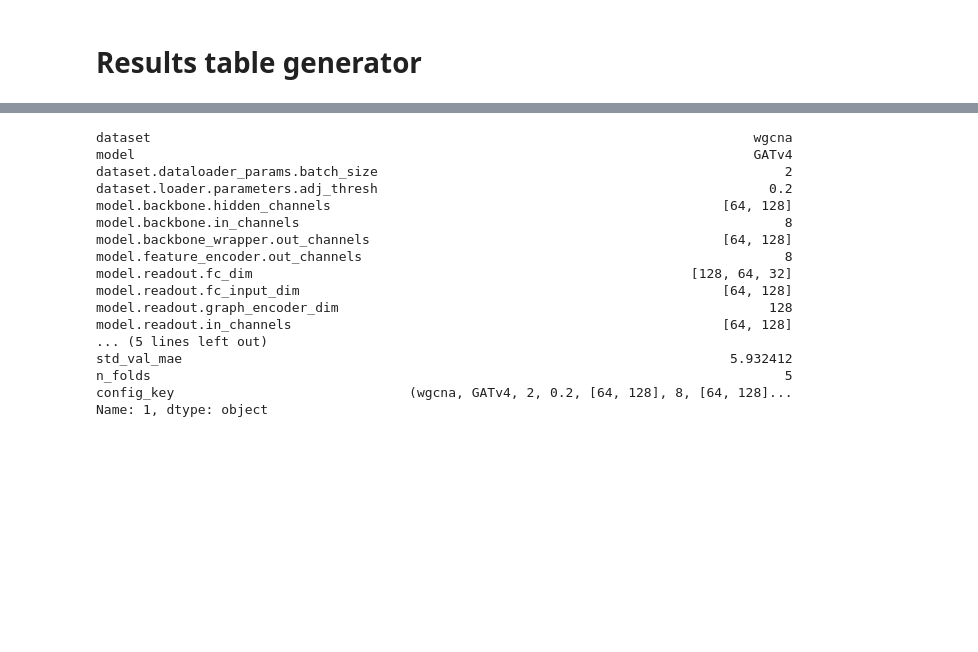
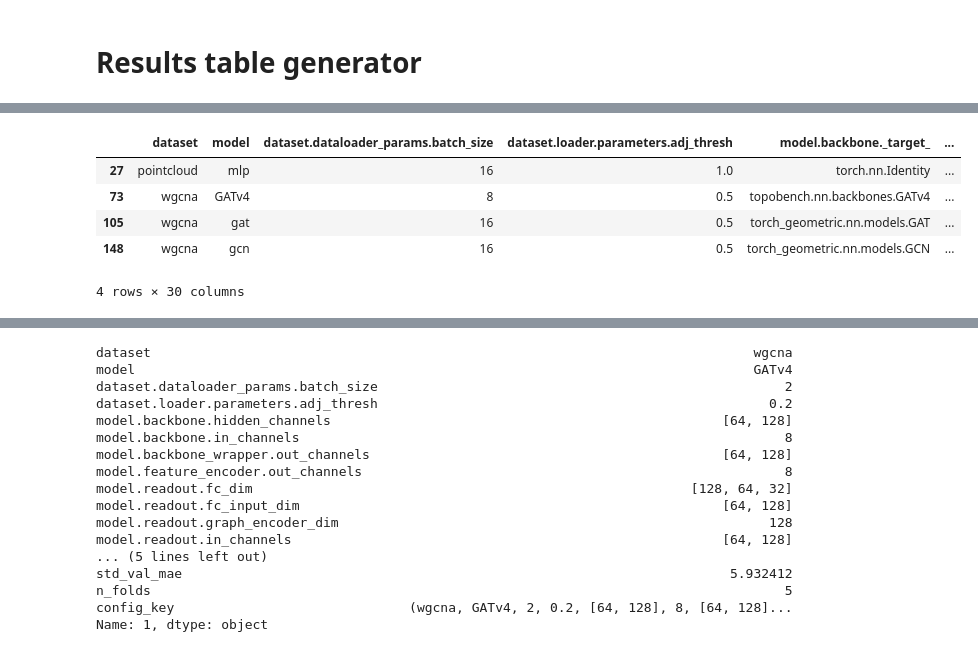
Before and after one commit to geometric-intelligence/TopoProteo, a Jupyter notebook: tutorials/table_generator.ipynb, the cells around one changed output, grey strips where cells are left out. Drawn from its saved outputs; the diff is of its cells as text; code cells hidden in the pictures; blank space fills up the shorter version.

```diff
--- a/tutorials/table_generator.ipynb
+++ b/tutorials/table_generator.ipynb
@@ -51,0 +38,9 @@ summary
+# %%
+best_configs
+# %% [output]
+|  | dataset | model | dataset.dataloader_params.batch_size | dataset.loader.parameters.adj_thresh | model.backbone._target_ | ... |
+| 27 | pointcloud | mlp | 16 | 1.0 | torch.nn.Identity | ... |
+| 73 | wgcna | GATv4 | 8 | 0.5 | topobench.nn.backbones.GATv4 | ... |
+| 105 | wgcna | gat | 16 | 0.5 | torch_geometric.nn.models.GAT | ... |
+| 148 | wgcna | gcn | 16 | 0.5 | torch_geometric.nn.models.GCN | ... |
+4 rows × 30 columns
```
Also changed, not shown: parts of 4 cells of this notebook, 1 other file.
